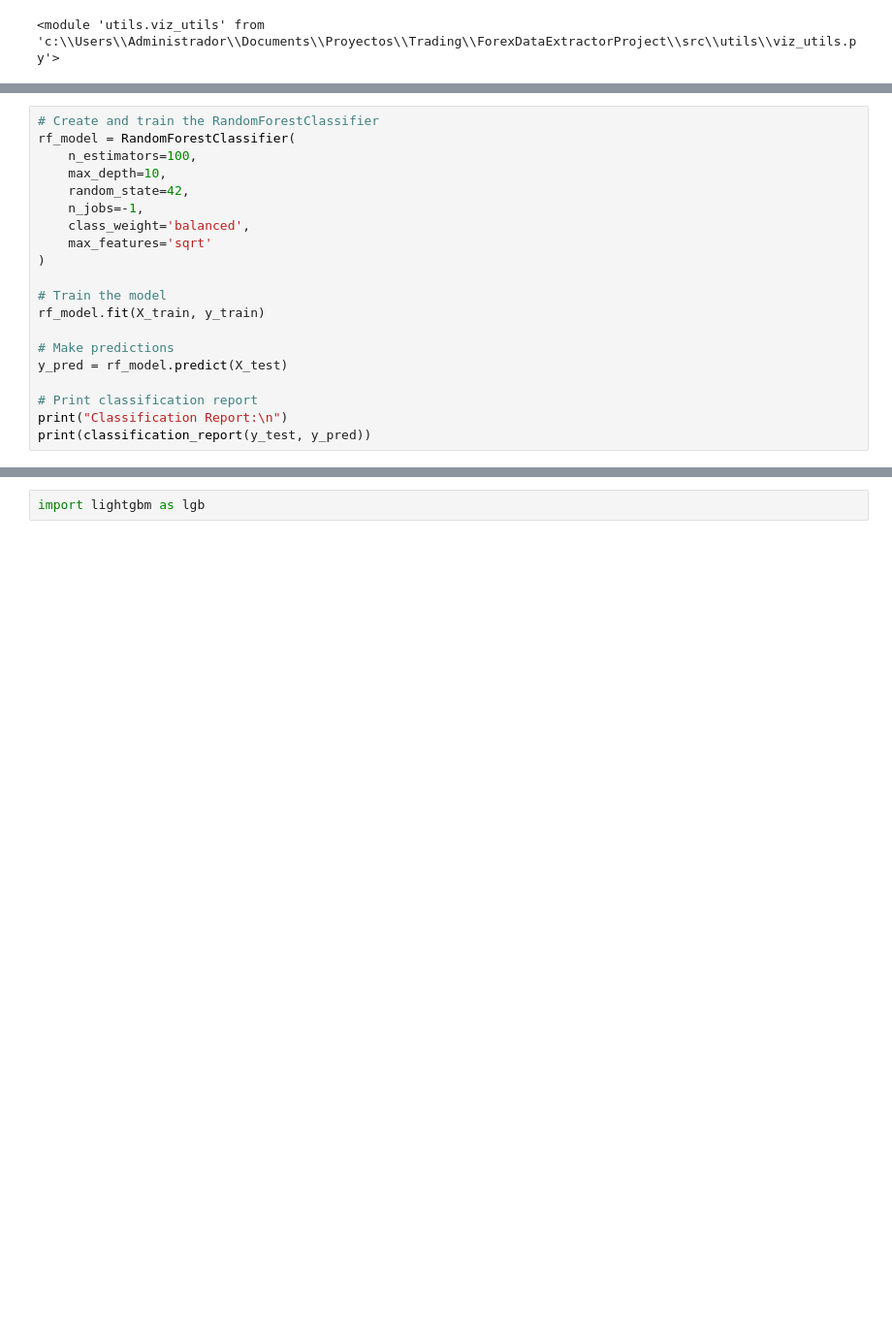
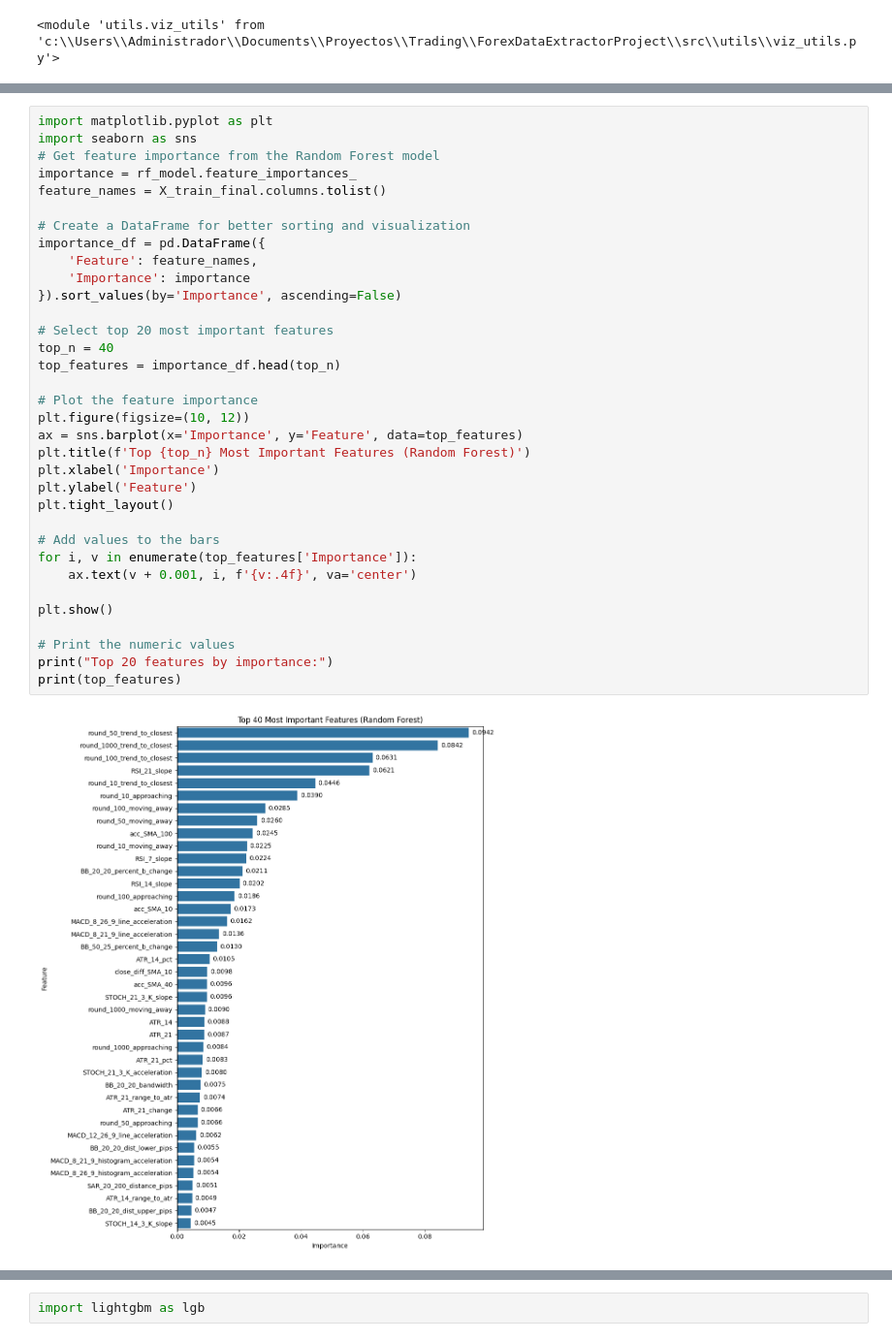
Before and after one commit to juanbarco92/Trading, a Jupyter notebook: ForexDataExtractorProject/notebooks/sma-sr.ipynb, the cells around one changed output, grey strips where cells are left out. Shown at 97% size. Drawn from its saved outputs; the diff is of its cells as text; blank space fills up the shorter version.

```diff
--- a/ForexDataExtractorProject/notebooks/sma-sr.ipynb
+++ b/ForexDataExtractorProject/notebooks/sma-sr.ipynb
@@ -770,20 +1180,0 @@ from sklearn.metrics import classification_report
-# %%
-# Create and train the RandomForestClassifier
-rf_model = RandomForestClassifier(
-    n_estimators=100,
-    max_depth=10,
-    random_state=42,
-    n_jobs=-1,
-    class_weight='balanced',
-    max_features='sqrt'
-)
-
-# Train the model
-rf_model.fit(X_train, y_train)
-
-# Make predictions
-y_pred = rf_model.predict(X_test)
-
-# Print classification report
-print("Classification Report:\n")
-print(classification_report(y_test, y_pred))
@@ -801,0 +1231,36 @@ objetivo_compra_alcanzado       0.10      0.40      0.16      5197
+# %%
+import matplotlib.pyplot as plt
+import seaborn as sns
+# Get feature importance from the Random Forest model
+importance = rf_model.feature_importances_
+feature_names = X_train_final.columns.tolist()
+
+# Create a DataFrame for better sorting and visualization
+importance_df = pd.DataFrame({
+    'Feature': feature_names,
+    'Importance': importance
+}).sort_values(by='Importance', ascending=False)
+
+# Select top 20 most important features
+top_n = 40
+top_features = importance_df.head(top_n)
+
+# Plot the feature importance
+plt.figure(figsize=(10, 12))
+ax = sns.barplot(x='Importance', y='Feature', data=top_features)
+plt.title(f'Top {top_n} Most Important Features (Random Forest)')
+plt.xlabel('Importance')
+plt.ylabel('Feature')
+plt.tight_layout()
+
+# Add values to the bars
+for i, v in enumerate(top_features['Importance']):
+    ax.text(v + 0.001, i, f'{v:.4f}', va='center')
+
+plt.show()
+
+# Print the numeric values
+print("Top 20 features by importance:")
+print(top_features)
+# %% [output]
+[figure, added]
```
Also changed, not shown: parts of 88 cells of this notebook, 5 other files.
